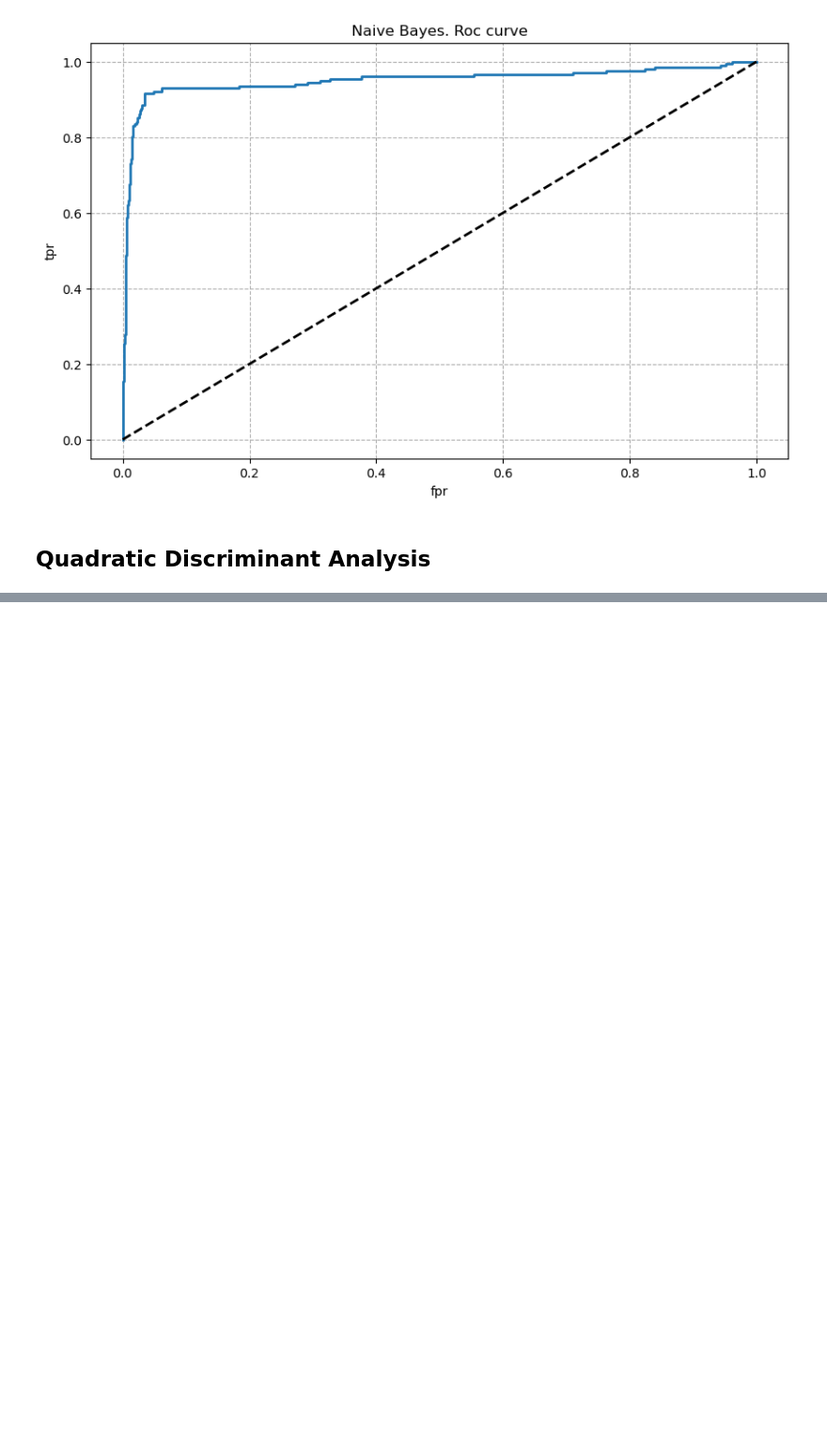
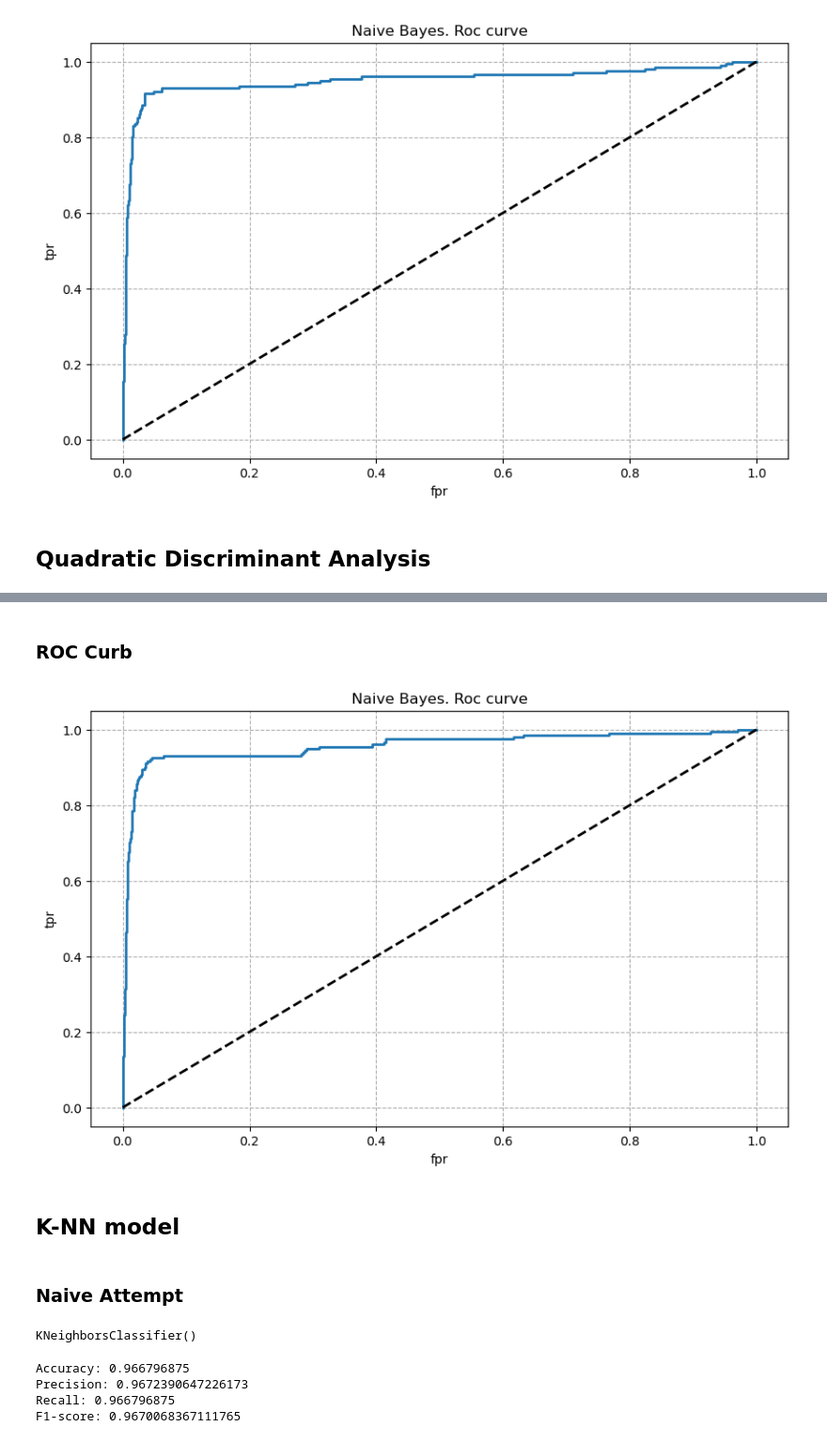
Before and after one commit to Guillaume-melis/Machine_Learning_S1, a Jupyter notebook: Old/old_tp.ipynb, the cells around one changed output, grey strips where cells are left out. Shown at 94% size. Saved outputs shown, nothing was run; the diff lists cells and outputs as text; code cells hidden in the pictures; blank space fills up the shorter version.

```diff
--- a/Old/old_tp.ipynb
+++ b/Old/old_tp.ipynb
@@ -427,0 +582,26 @@ X_train, X_test, y_train, y_test = train_test_split(X,y_bin, test_size=0.2, rand
+# %% [markdown]
+### ROC Curb
+# %%
+y_proba= logreg.predict_proba(X)[:,1]
+fpr, tpr, thresholds= roc_curve(y_bin, y_proba)
+figure= plt.figure(figsize=(10,6))
+plt.plot(fpr,tpr, linewidth= 2)
+plt.title('Naive Bayes. Roc curve')
+plt.xlabel('fpr');plt.ylabel('tpr')
+plt.plot(tpr,tpr,"k--", linewidth= 2)
+plt.grid(linestyle= 'dashed')
+plt.show()
+# %% [output]
+[figure, added]
+# %% [markdown]
+## K-NN model
+# %% [markdown]
+### Naive Attempt
+# %%
+knn= KNeighborsClassifier(n_neighbors=5)
+
+X_train, X_test, y_train, y_test = train_test_split(X,y_bin, test_size=0.2, random_state=42)
+
+knn.fit(X_train,y_train)
+# %% [output]
+KNeighborsClassifier()
@@ -427,0 +610,10 @@ X_train, X_test, y_train, y_test = train_test_split(X,y_bin, test_size=0.2, rand
+# %%
+print("Accuracy:", accuracy_score(y_test, y_pred))
+print("Precision:", precision_score(y_test, y_pred, average='weighted'))
+print("Recall:", recall_score(y_test, y_pred, average='weighted'))
+print("F1-score:", f1_score(y_test, y_pred, average='weighted'))
+# %% [output]
+Accuracy: 0.966796875
+Precision: 0.9672390647226173
+Recall: 0.966796875
+F1-score: 0.9670068367111765
```
Also changed, not shown: parts of 29 cells of this notebook.
